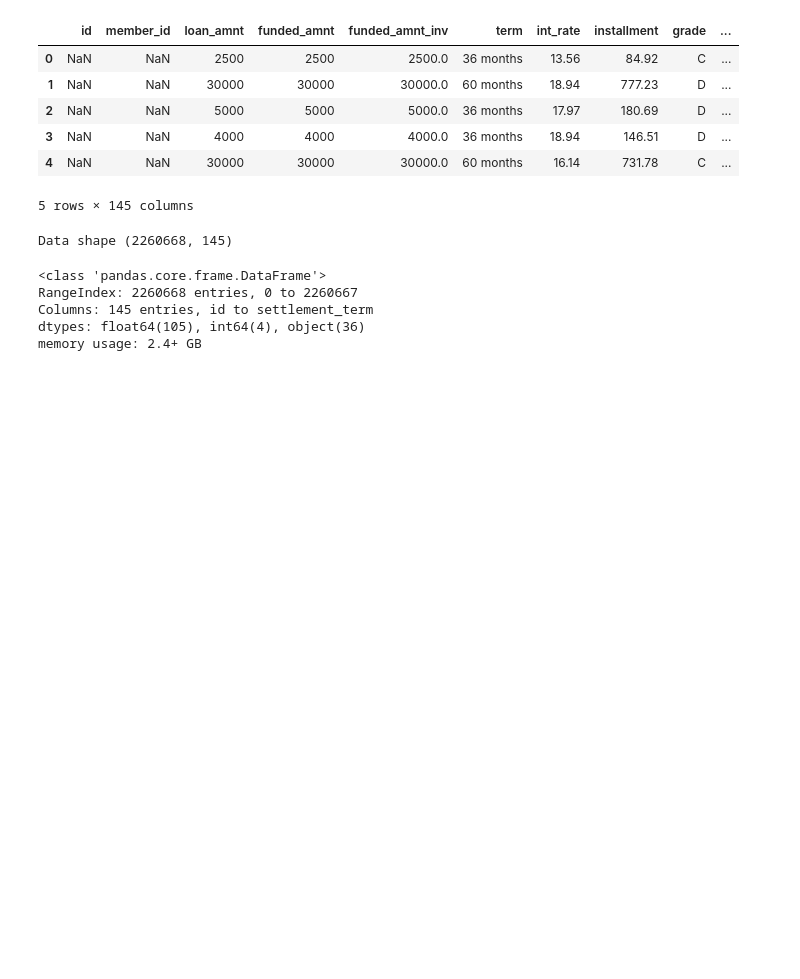
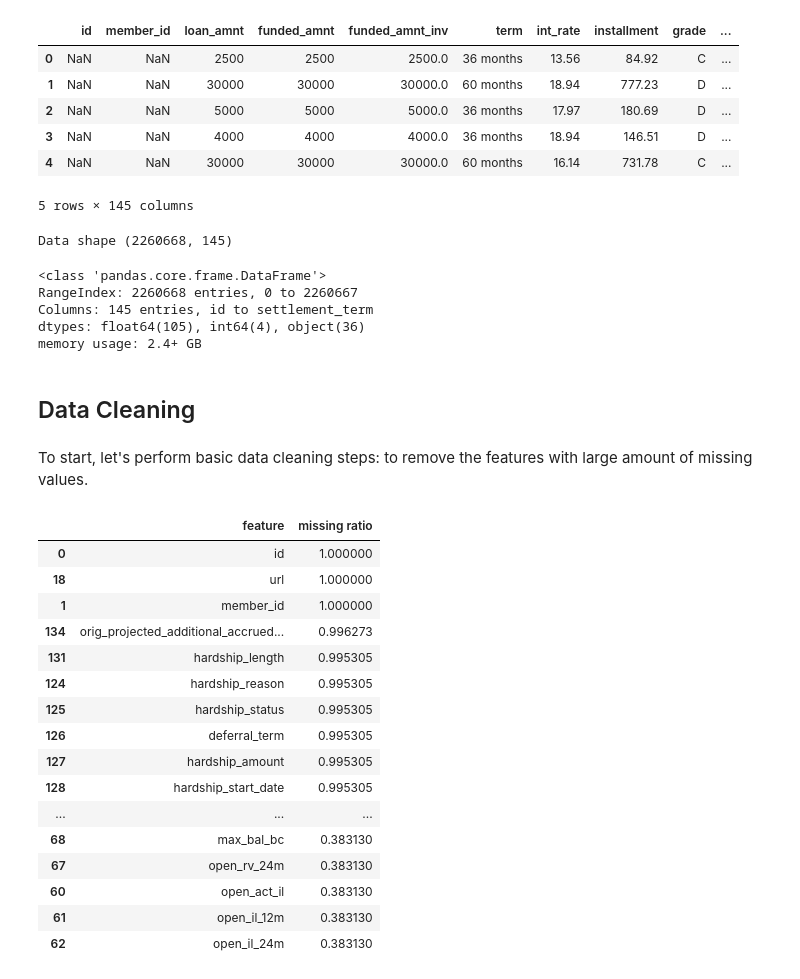
Before and after one commit to randign/Kaggle-LendingClub, a Jupyter notebook: LC-Data Cleaning.ipynb, the cells around one changed output. Saved outputs shown, nothing was run; the diff lists cells and outputs as text; code cells hidden in the pictures; blank space fills up the shorter version.

```diff
--- a/LC-Data Cleaning.ipynb
+++ b/LC-Data Cleaning.ipynb
@@ -29,3 +29,36 @@ RangeIndex: 2260668 entries, 0 to 2260667
 Columns: 145 entries, id to settlement_term
 dtypes: float64(105), int64(4), object(36)
 memory usage: 2.4+ GB
+# %% [markdown]
+## Data Cleaning
+# %% [markdown]
+To start, let's perform basic data cleaning steps: to remove the features with large amount of missing values.
+# %%
+# missing values
+pd.options.display.max_rows = 150
+missing = data.isnull().sum()
+missing_ratio = missing / len(data)
+missing_ratio = missing_ratio.reset_index()
+
+# check the feature that has missing ration >= 0.2
+missing_ratio = missing_ratio.rename(columns={'index': 'feature', 0: 'missing ratio'})
+missing_ratio = missing_ratio.sort_values(by='missing ratio', ascending=False)
+missing_ratio[missing_ratio['missing ratio'] >= 0.2]
+# %% [output]
+|  | feature | missing ratio |
+| 0 | id | 1.000000 |
+| 18 | url | 1.000000 |
+| 1 | member_id | 1.000000 |
+| 134 | orig_projected_additional_accrued... | 0.996273 |
+| 131 | hardship_length | 0.995305 |
+| 124 | hardship_reason | 0.995305 |
+| 125 | hardship_status | 0.995305 |
+| 126 | deferral_term | 0.995305 |
+| 127 | hardship_amount | 0.995305 |
+| 128 | hardship_start_date | 0.995305 |
+| ... | ... | ... |
+| 68 | max_bal_bc | 0.383130 |
+| 67 | open_rv_24m | 0.383130 |
+| 60 | open_act_il | 0.383130 |
+| 61 | open_il_12m | 0.383130 |
+| 62 | open_il_24m | 0.383130 |
```
Also changed, not shown: parts of 9 cells of this notebook.
